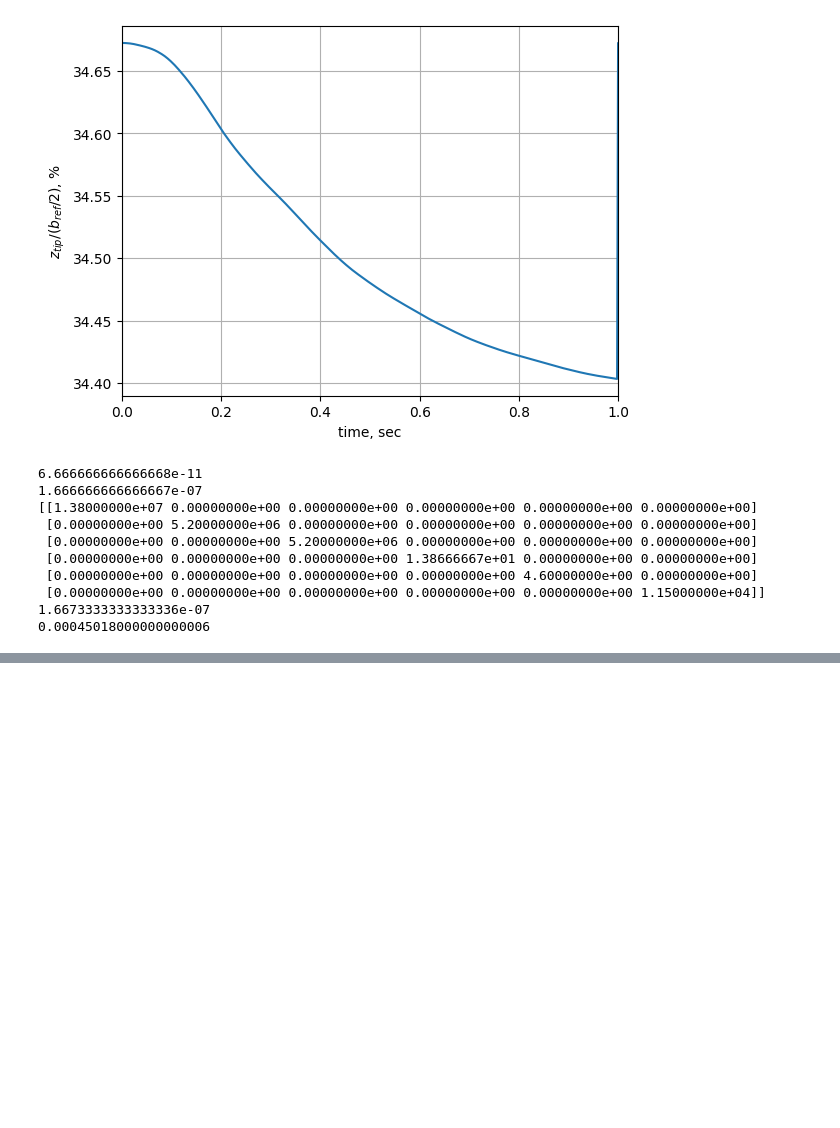
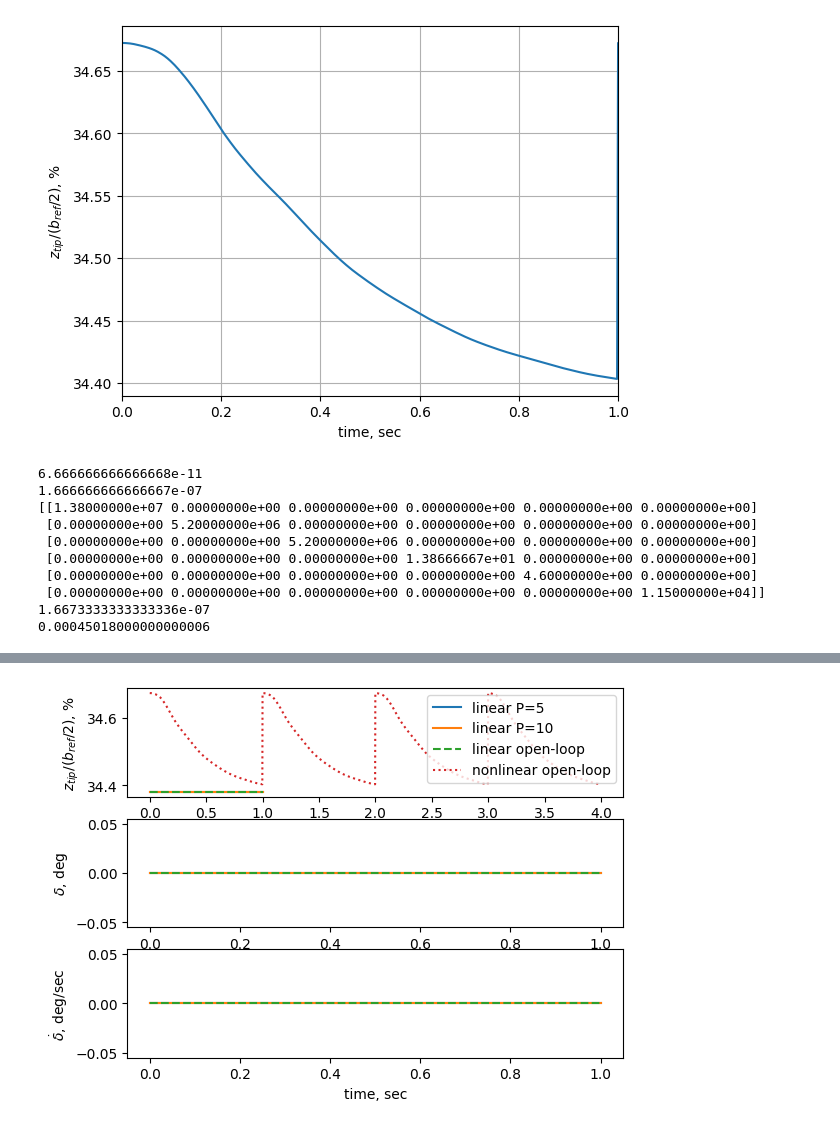
Before and after one commit to lighteningAB/sharpy, a Jupyter notebook: sharpy/controlTry2.ipynb, the cells around one changed output, grey strips where cells are left out. Cells and saved outputs as stored; diff of their text form; code cells hidden in the pictures; blank space fills up the shorter version.

```diff
--- a/sharpy/controlTry2.ipynb
+++ b/sharpy/controlTry2.ipynb
@@ -447,3 +451,34 @@ if os.path.exists(folder_path):
 file_path = os.path.join(route_notebook_dir,  'PID_linear_model.slxc')
 if os.path.exists(file_path):
     os.remove(file_path)
+# %%
+# Load linear results
+tip_deflection_linear = np.loadtxt(folder_linear_results + '/tip_deflection.txt', delimiter = ',')
+time_array_linear = np.loadtxt(folder_linear_results + '/time_array_linear.txt', delimiter = ',')
+normalised_tip_deflection_linear = tip_deflection_linear / (0.5 *pazy_model_ROM.b_ref) * 100
+control_surface_deflection_deg = np.loadtxt(folder_linear_results + '/deflection.txt', delimiter = ',')
+control_surface_deflection_rate_deg = np.loadtxt(folder_linear_results + '/deflection_rate.txt', delimiter = ',')
+
+# Plot Data
+fig, axs = plt.subplots(3, 1)
+list_linestyles = ['-', '-', '--', ':']
+list_labels = ['linear P=5', 'linear P=10', 'linear open-loop', 'nonlinear open-loop']
+for i in range(3):
+    axs[0].plot(time_array_linear, normalised_tip_deflection_linear[:,i], list_linestyles[i], label=list_labels[i])
+
+axs[0].plot(time_array, normalised_tip_displacement, list_linestyles[-1], label=list_labels[-1])
+axs[0].legend(loc ='upper right')
+axs[0].set(ylabel='$z_{tip}/(b_{ref}/2)$, %')
+
+for i in range(3):
+    axs[1].plot(time_array_linear, control_surface_deflection_deg[:,i], list_linestyles[i])
+
+axs[1].set(ylabel='$\delta$, deg')
+for i in range(3):
+    axs[2].plot(time_array_linear, control_surface_deflection_rate_deg[:,i], list_linestyles[i])
+
+axs[2].set(ylabel='$\dot{\delta}$, deg/sec')
+for ax in axs.flat:
+    ax.set(xlabel='time, sec')
+# %% [output]
+[figure, added]
```
Also changed, not shown: parts of 4 cells of this notebook.
